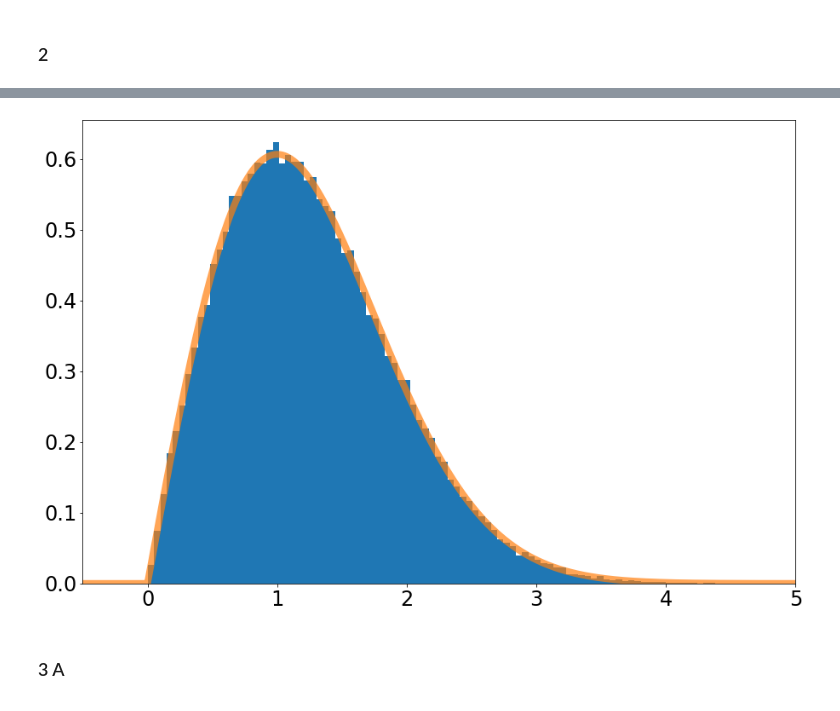
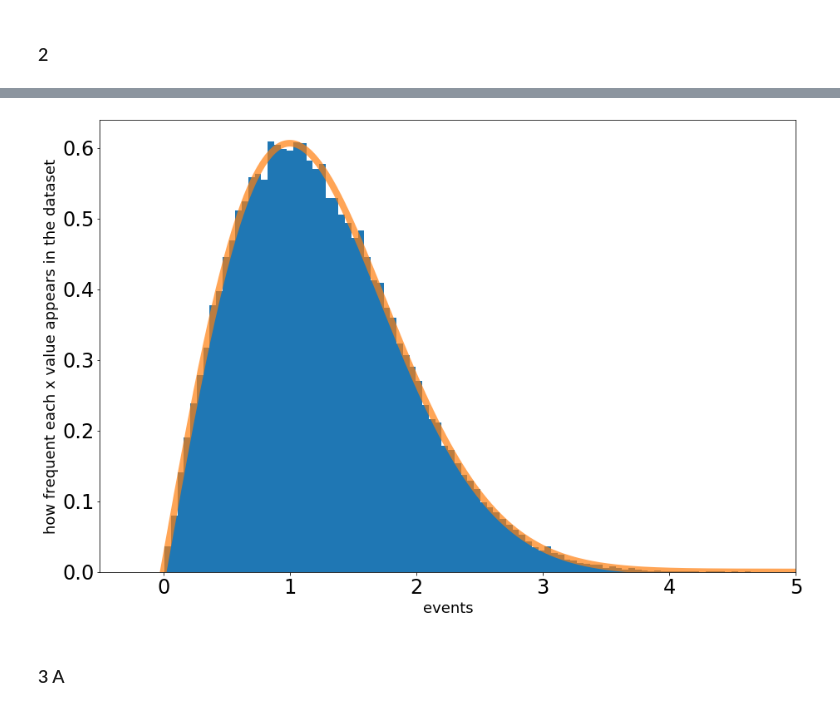
Before and after one commit to an9elaxz/PHYS-434, a Jupyter notebook: Lab1.ipynb, the cells around one changed output, grey strips where cells are left out. Drawn from its saved outputs; the diff is of its cells as text; code cells hidden in the pictures.

```diff
--- a/Lab1.ipynb
+++ b/Lab1.ipynb
@@ -75,13 +84,15 @@ In the following cell, I will plot the probability density function of my Raylei
 # %%
 fig, ax = plt.subplots(1, 1) # create a figure
 ax.hist(r, 100, density=True) # fill the figure with a hist & Rayleigh distribution r
 plt.tick_params(labelsize = 24) # sets tick parameter for the plot, in this case, the label size
 plt.xlim([-0.5,5]) # sets rage for x axis
-x = np.linspace(-0.5,5,1000) # create an array for x values with numpy that contains equally spaced 1000 points between -0.5 and 5
+x = np.linspace(0,5,1000) # create an array for x values with numpy that contains equally spaced 1000 points between -0.5 and 5
 ax.plot(x, rayleigh.pdf(x, 0, 1), linewidth = 8,alpha = 0.7)
+ax.set_xlabel("events",fontsize = 18)
+ax.set_ylabel("how frequent each x value appears in the dataset", fontsize = 18)
 plt.show()
 # %% [output]
-[figure, old version]
+[figure, new version]
 # %% [markdown]
 ### 3 A
 # %% [markdown]
```
Also changed, not shown: parts of 10 cells of this notebook.
